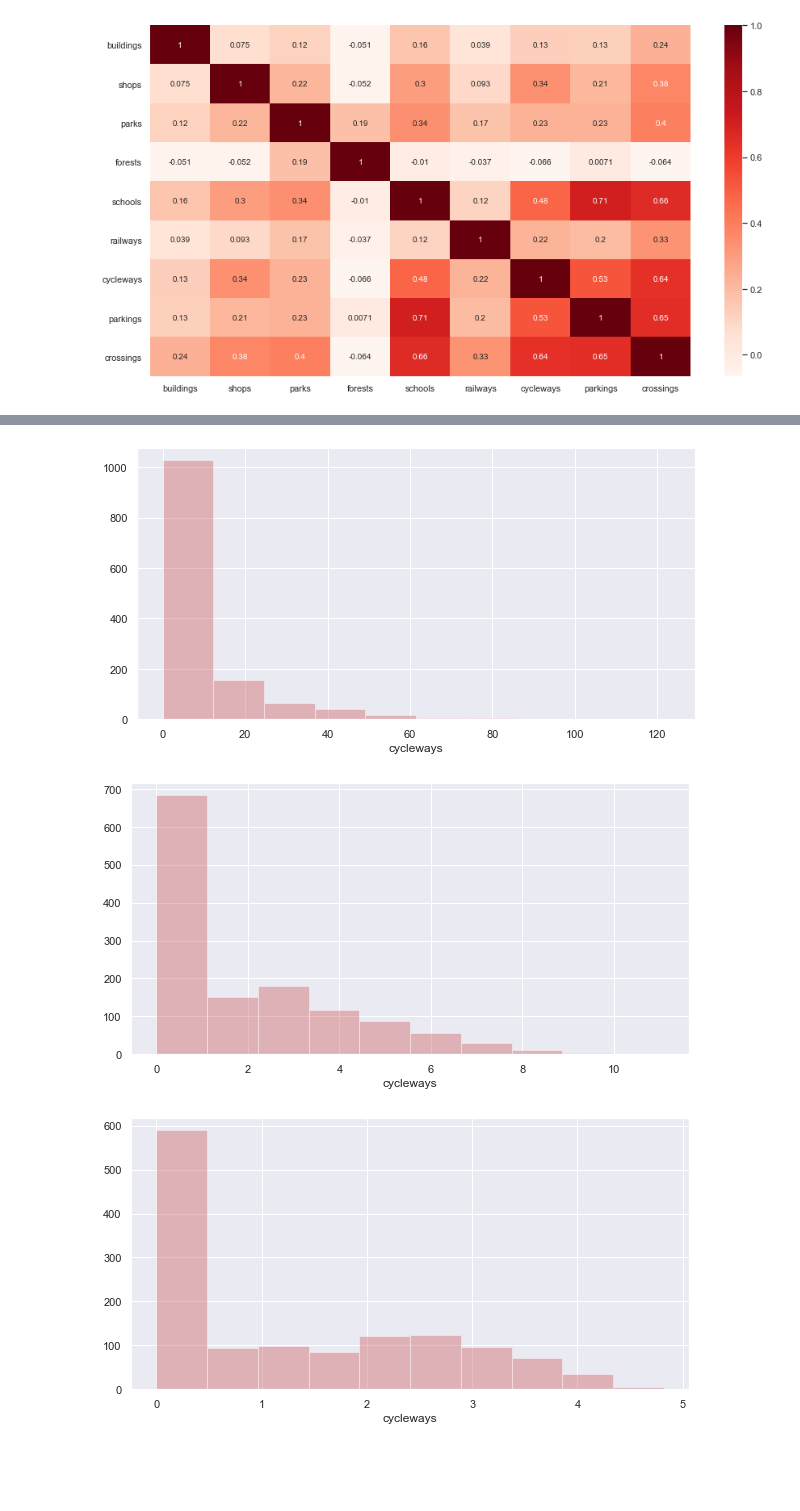
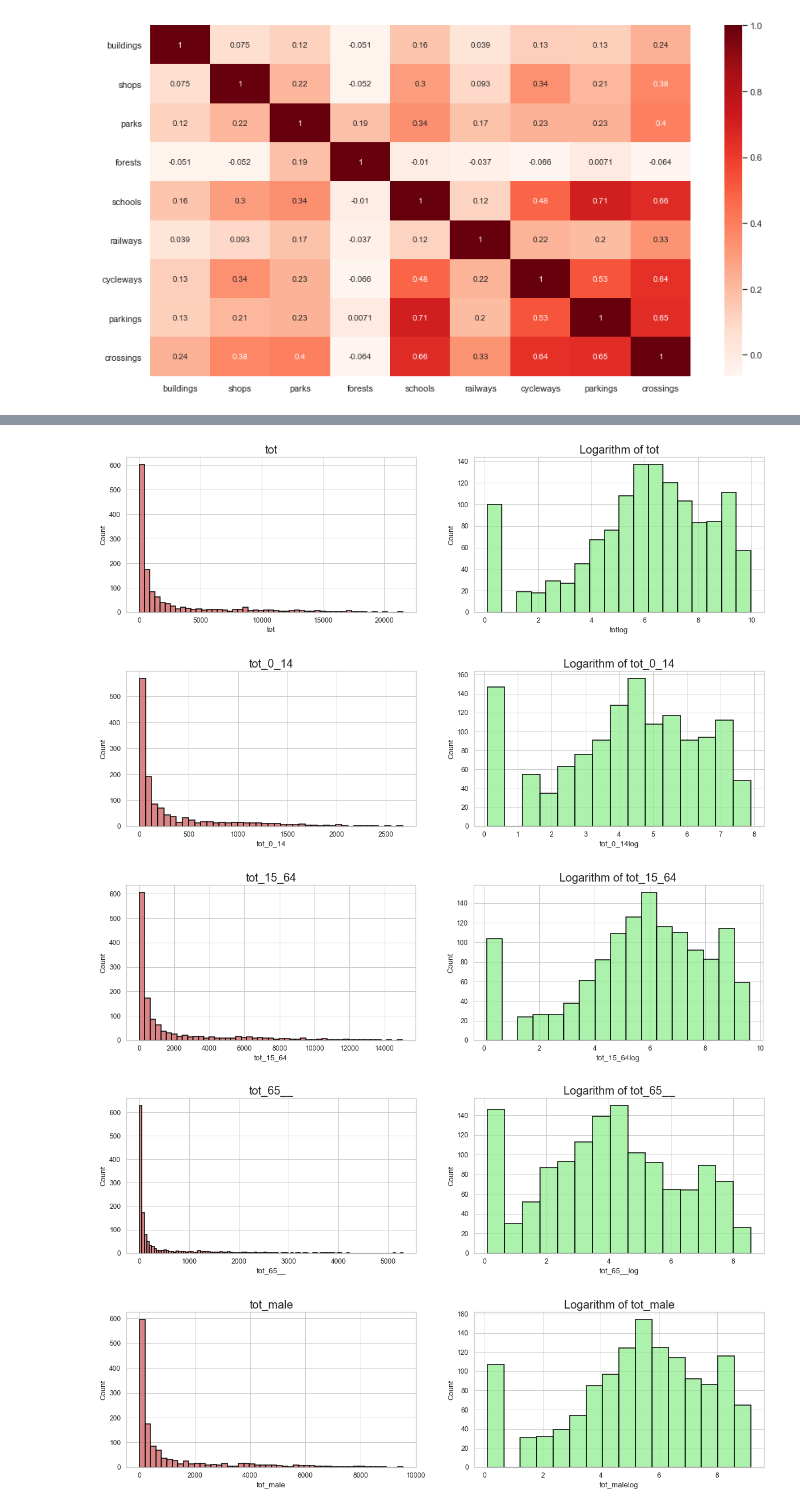
Before and after one commit to michaelwozniak/spatial_econometric_project, a Jupyter notebook: codes/5_nonspatial_seda.ipynb, the cells around one changed output, grey strips where cells are left out. Drawn from its saved outputs; the diff is of its cells as text; code cells hidden in the pictures; blank space fills up the shorter version.

```diff
--- a/codes/5_nonspatial_seda.ipynb
+++ b/codes/5_nonspatial_seda.ipynb
@@ -190,3 +268,0 @@ len(features)
-# %%
-plt.rcParams["figure.figsize"] = (60, 24)
-df[features].hist(bins=15, layout=(7, 4));
@@ -195,14 +269,23 @@ df[features].hist(bins=15, layout=(7, 4));
-# %%
-sns.set(style='darkgrid')
-def wizualizacje(x):
-    plt.figure(figsize=(10, 5))
-    sns.distplot(x, kde=False, bins=10, color = 'indianred', hist = True)
-    plt.plot()
-# %%
-wizualizacje(df['cycleways'])
-wizualizacje(np.sqrt(df['cycleways']))
-wizualizacje(np.log(1+df['cycleways']))
-# %% [output]
-[figure, removed]
-[figure, removed]
-[figure, removed]
+# %%
+def visualisation_log(df, var):
+    new_name = var + 'log'
+
+    df[new_name] = np.log(1+df[var])
+
+    fig, ax = plt.subplots(1,2)
+    sns.histplot(x = df[var], kde=False, edgecolor= "black", color = 'indianred', linewidth= 1.5, ax=ax[0]).set_title(f"{var}", fontsize=20)
+    sns.histplot(x = df[new_name], kde=False, edgecolor= "black", color = 'lightgreen', linewidth= 1.5, ax=ax[1]).set_title(f"Logarithm of {var}", fontsize=20)
+    plt.plot()
+    plt.show()
+# %%
+demo_logarithms = ['tot','tot_0_14','tot_15_64','tot_65__','tot_male','tot_fem','male_0_14','male_15_64','male_65__','fem_0_14','fem_15_64','fem_65__']
+# %%
+sns.set(style='whitegrid', palette="deep", font_scale=1.1, rc={"figure.figsize": [20, 5]})
+for point in demo_logarithms:
+    visualisation_log(df, point)
+# %% [output]
+[figure, added]
+[figure, added]
+[figure, added]
+[figure, added]
+[figure, added]
```
Also changed, not shown: parts of 26 cells of this notebook, 2 other files.
